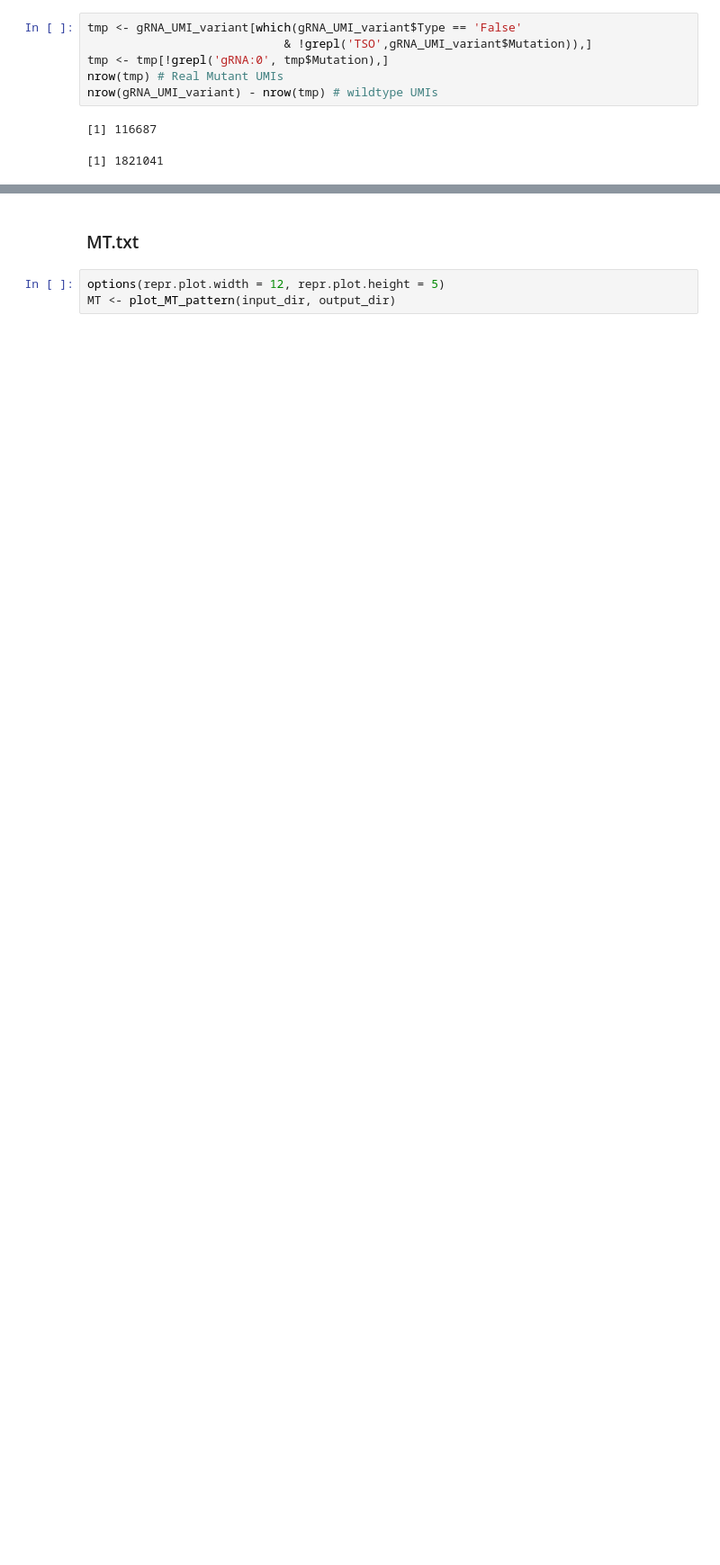
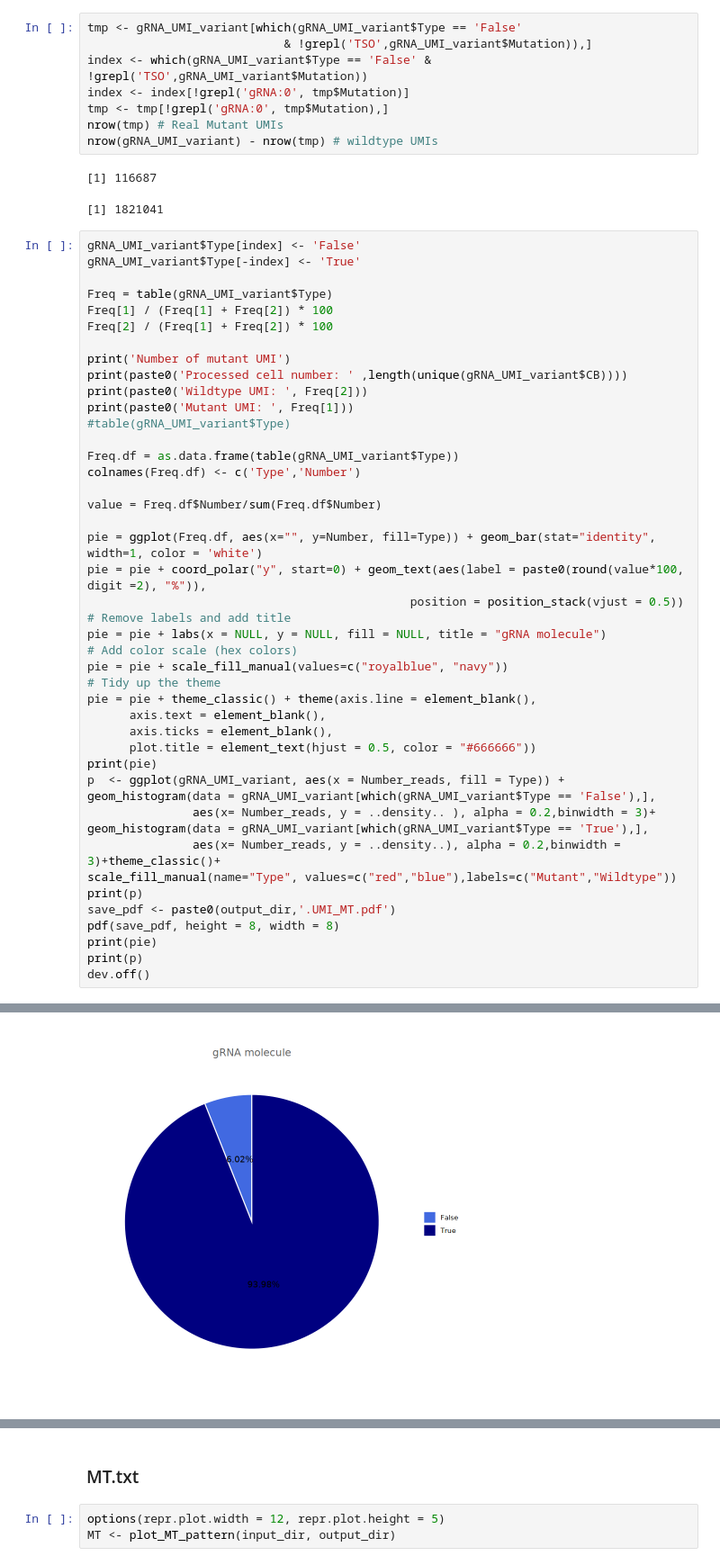
Before and after one commit to FunctionalEpigeneticsLab/GiRAFR, a Jupyter notebook: jupyter_notebooks/Replogle_Cell.ipynb, the cells around one changed output, grey strips where cells are left out. Shown at 90% size. Drawn from its saved outputs; the diff is of its cells as text; blank space fills up the shorter version.

```diff
--- a/jupyter_notebooks/Replogle_Cell.ipynb
+++ b/jupyter_notebooks/Replogle_Cell.ipynb
@@ -23,9 +32,56 @@ gRNA_UMI_variant <- process_gRNA_UMI_variant(input_dir, output_dir)
 # %%
 tmp <- gRNA_UMI_variant[which(gRNA_UMI_variant$Type == 'False'
                             & !grepl('TSO',gRNA_UMI_variant$Mutation)),]
+index <- which(gRNA_UMI_variant$Type == 'False' & !grepl('TSO',gRNA_UMI_variant$Mutation))
+index <- index[!grepl('gRNA:0', tmp$Mutation)]
 tmp <- tmp[!grepl('gRNA:0', tmp$Mutation),]
 nrow(tmp) # Real Mutant UMIs
 nrow(gRNA_UMI_variant) - nrow(tmp) # wildtype UMIs
 # %% [output]
 [1] 116687
 [1] 1821041
+# %%
+gRNA_UMI_variant$Type[index] <- 'False'
+gRNA_UMI_variant$Type[-index] <- 'True'
+
+Freq = table(gRNA_UMI_variant$Type)
+Freq[1] / (Freq[1] + Freq[2]) * 100
+Freq[2] / (Freq[1] + Freq[2]) * 100
+
+print('Number of mutant UMI')
+print(paste0('Processed cell number: ' ,length(unique(gRNA_UMI_variant$CB))))
+print(paste0('Wildtype UMI: ', Freq[2]))
+print(paste0('Mutant UMI: ', Freq[1]))
+#table(gRNA_UMI_variant$Type)
+
+Freq.df = as.data.frame(table(gRNA_UMI_variant$Type))
+colnames(Freq.df) <- c('Type','Number')
+
+value = Freq.df$Number/sum(Freq.df$Number)
+
+pie = ggplot(Freq.df, aes(x="", y=Number, fill=Type)) + geom_bar(stat="identity", width=1, color = 'white')
+pie = pie + coord_polar("y", start=0) + geom_text(aes(label = paste0(round(value*100, digit =2), "%")),
+                                              position = position_stack(vjust = 0.5))
+# Remove labels and add title
+pie = pie + labs(x = NULL, y = NULL, fill = NULL, title = "gRNA molecule")
+# Add color scale (hex colors)
+pie = pie + scale_fill_manual(values=c("royalblue", "navy"))
+# Tidy up the theme
+pie = pie + theme_classic() + theme(axis.line = element_blank(),
+      axis.text = element_blank(),
+      axis.ticks = element_blank(),
+      plot.title = element_text(hjust = 0.5, color = "#666666"))
+print(pie)
+p  <- ggplot(gRNA_UMI_variant, aes(x = Number_reads, fill = Type)) +
+geom_histogram(data = gRNA_UMI_variant[which(gRNA_UMI_variant$Type == 'False'),],
+               aes(x= Number_reads, y = ..density.. ), alpha = 0.2,binwidth = 3)+
+geom_histogram(data = gRNA_UMI_variant[which(gRNA_UMI_variant$Type == 'True'),],
+               aes(x= Number_reads, y = ..density..), alpha = 0.2,binwidth = 3)+theme_classic()+
+scale_fill_manual(name="Type", values=c("red","blue"),labels=c("Mutant","Wildtype"))
+print(p)
+save_pdf <- paste0(output_dir,'.UMI_MT.pdf')
+pdf(save_pdf, height = 8, width = 8)
+print(pie)
+print(p)
+dev.off()
+# %% [output]
@@ -31,0 +96 @@ nrow(gRNA_UMI_variant) - nrow(tmp) # wildtype UMIs
+[figure, added]
```
Also changed, not shown: parts of 81 cells of this notebook, 11 other files.
